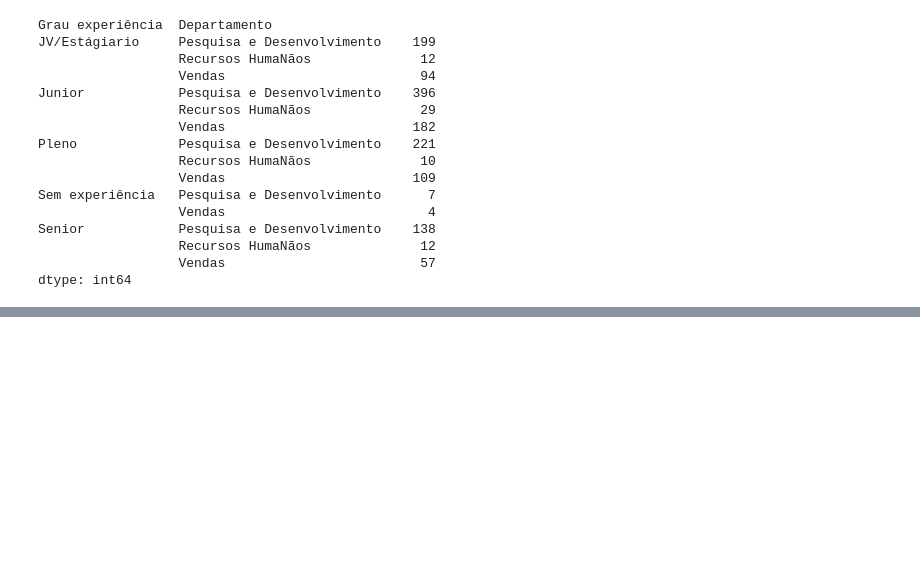
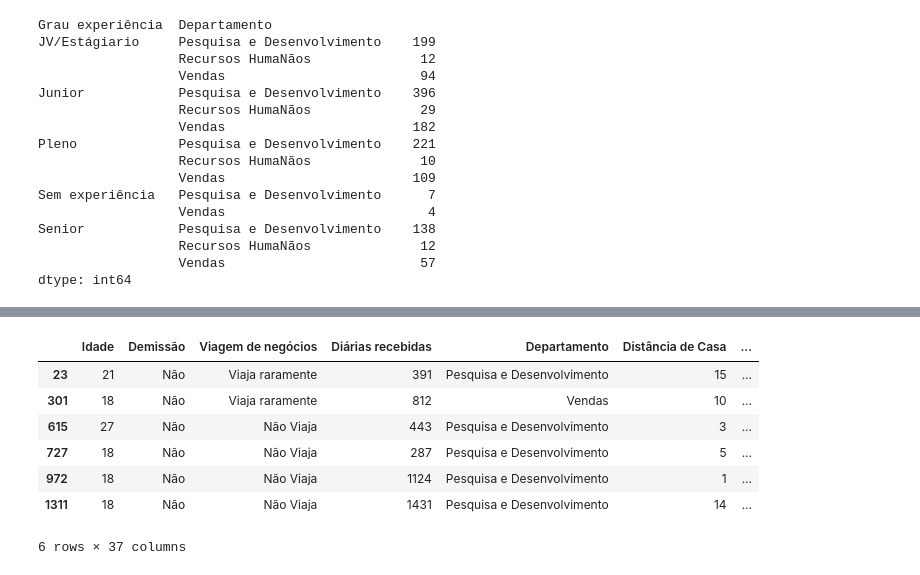
Before and after one commit to victoriawermelinger/SoulCode, a Jupyter notebook: Bootcamp - ANALISE DE DADOS/Atividade 03 - Pandas.ipynb, the cells around one changed output, grey strips where cells are left out. Cells and saved outputs as stored; diff of their text form; code cells hidden in the pictures; blank space fills up the shorter version.

```diff
--- a/Bootcamp - ANALISE DE DADOS/Atividade 03 - Pandas.ipynb
+++ b/Bootcamp - ANALISE DE DADOS/Atividade 03 - Pandas.ipynb
@@ -107,3 +108,19 @@ opção de remaunração variável em ações
 2    158
 3     85
 Name: count, dtype: int64
+# %%
+def Escolaridade(row):
+        if row['Escolaridade'] == 5:
+            return 'Doutor'
+        elif row['Escolaridade'] == 4:
+            return 'Mestre'
+        elif row['Escolaridade'] == 3:
+            return 'Bacharelado'
+        elif row['Escolaridade'] == 2:
+            return 'Faculdade'
+        else:
+            return 'Abaixo da faculdade'
+
+desgaste_funcionario['Grau Escolaridade'] = desgaste_funcionario.apply(Escolaridade, axis=1)
+
+display(desgaste_funcionario[['Área de Formação', 'Grau Escolaridade']])
@@ -171,0 +214,15 @@ dtype: int64
+# %%
+# Funcionário com menos tempo de empresa e que não esteja demitido
+menos_tempo = desgaste_funcionario[
+    (desgaste_funcionario['Total de anos trabalhados'] == desgaste_funcionario['Total de anos trabalhados'].min()) &
+    (~desgaste_funcionario['Demissão'].str.lower().str.contains('sim'))] # ~: Inverta a condição, ou seja, selecione os registros onde "não" não está presente.
+display(menos_tempo)
+# %% [output]
+|  | Idade | Demissão | Viagem de negócios | Diárias recebidas | Departamento | Distância de Casa | ... |
+| 23 | 21 | Não | Viaja raramente | 391 | Pesquisa e Desenvolvimento | 15 | ... |
+| 301 | 18 | Não | Viaja raramente | 812 | Vendas | 10 | ... |
+| 615 | 27 | Não | Não Viaja | 443 | Pesquisa e Desenvolvimento | 3 | ... |
+| 727 | 18 | Não | Não Viaja | 287 | Pesquisa e Desenvolvimento | 5 | ... |
+| 972 | 18 | Não | Não Viaja | 1124 | Pesquisa e Desenvolvimento | 1 | ... |
+| 1311 | 18 | Não | Não Viaja | 1431 | Pesquisa e Desenvolvimento | 14 | ... |
+6 rows × 37 columns
```
Also changed, not shown: parts of 4 cells of this notebook.
